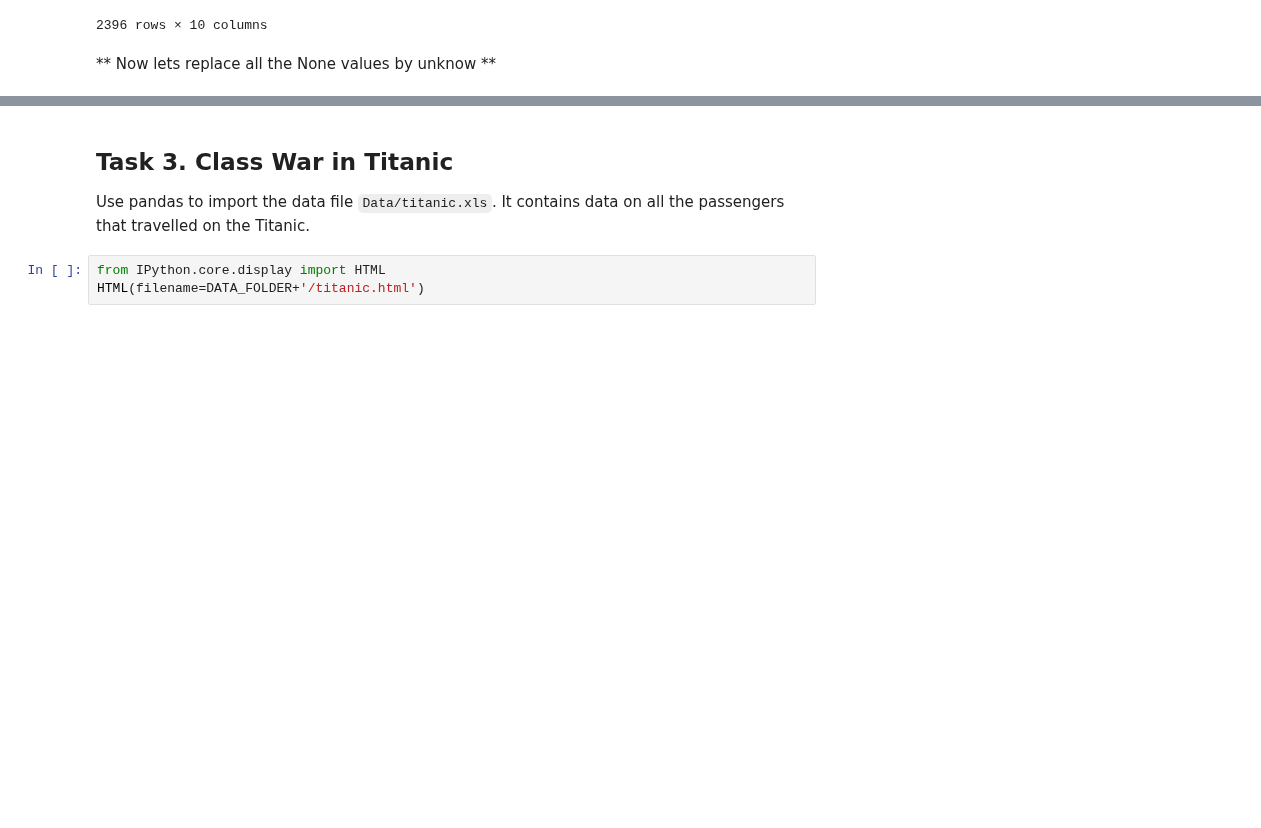
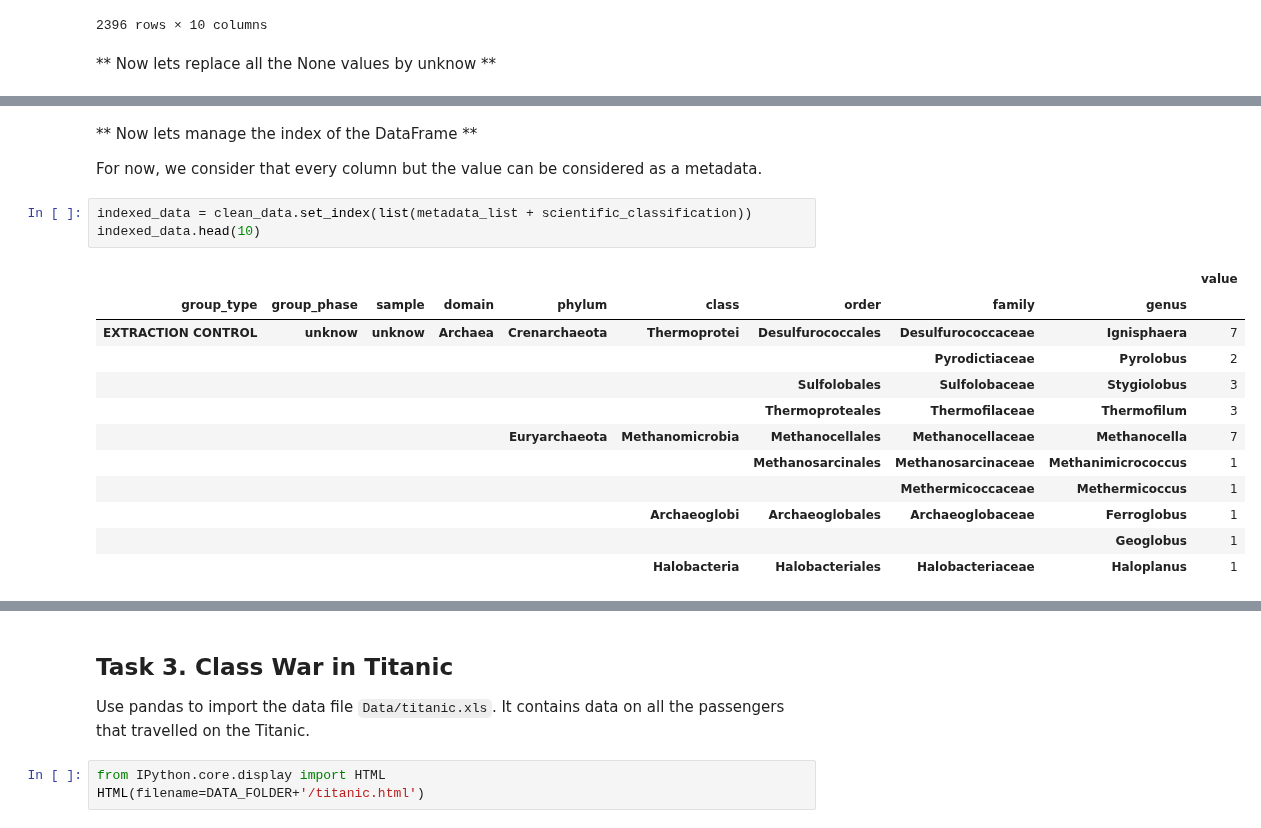
Before and after one commit to vincenzobaz/VBTALL-ADA2017, a Jupyter notebook: Homework 1.ipynb, the cells around one changed output, grey strips where cells are left out. Saved outputs shown, nothing was run; the diff lists cells and outputs as text; blank space fills up the shorter version.

Commit message:
Added proper indexing

```diff
--- a/Homework 1.ipynb
+++ b/Homework 1.ipynb
@@ -546,0 +570,20 @@ clean_data
+# %% [markdown]
+** Now lets manage the index of the DataFrame **
+
+For now, we consider that every column but the value can be considered as a metadata.
+# %%
+indexed_data = clean_data.set_index(list(metadata_list + scientific_classification))
+indexed_data.head(10)
+# %% [output]
+|  |  |  |  |  |  |  |  |  | value |
+| group_type | group_phase | sample | domain | phylum | class | order | family | genus |  |
+| EXTRACTION CONTROL | unknow | unknow | Archaea | Crenarchaeota | Thermoprotei | Desulfurococcales | Desulfurococcaceae | Ignisphaera | 7 |
+|  |  |  |  |  |  |  | Pyrodictiaceae | Pyrolobus | 2 |
+|  |  |  |  |  |  | Sulfolobales | Sulfolobaceae | Stygiolobus | 3 |
+|  |  |  |  |  |  | Thermoproteales | Thermofilaceae | Thermofilum | 3 |
+|  |  |  |  | Euryarchaeota | Methanomicrobia | Methanocellales | Methanocellaceae | Methanocella | 7 |
+|  |  |  |  |  |  | Methanosarcinales | Methanosarcinaceae | Methanimicrococcus | 1 |
+|  |  |  |  |  |  |  | Methermicoccaceae | Methermicoccus | 1 |
+|  |  |  |  |  | Archaeoglobi | Archaeoglobales | Archaeoglobaceae | Ferroglobus | 1 |
+|  |  |  |  |  |  |  |  | Geoglobus | 1 |
+|  |  |  |  |  | Halobacteria | Halobacteriales | Halobacteriaceae | Haloplanus | 1 |
```
Also changed, not shown: parts of 14 cells of this notebook.
